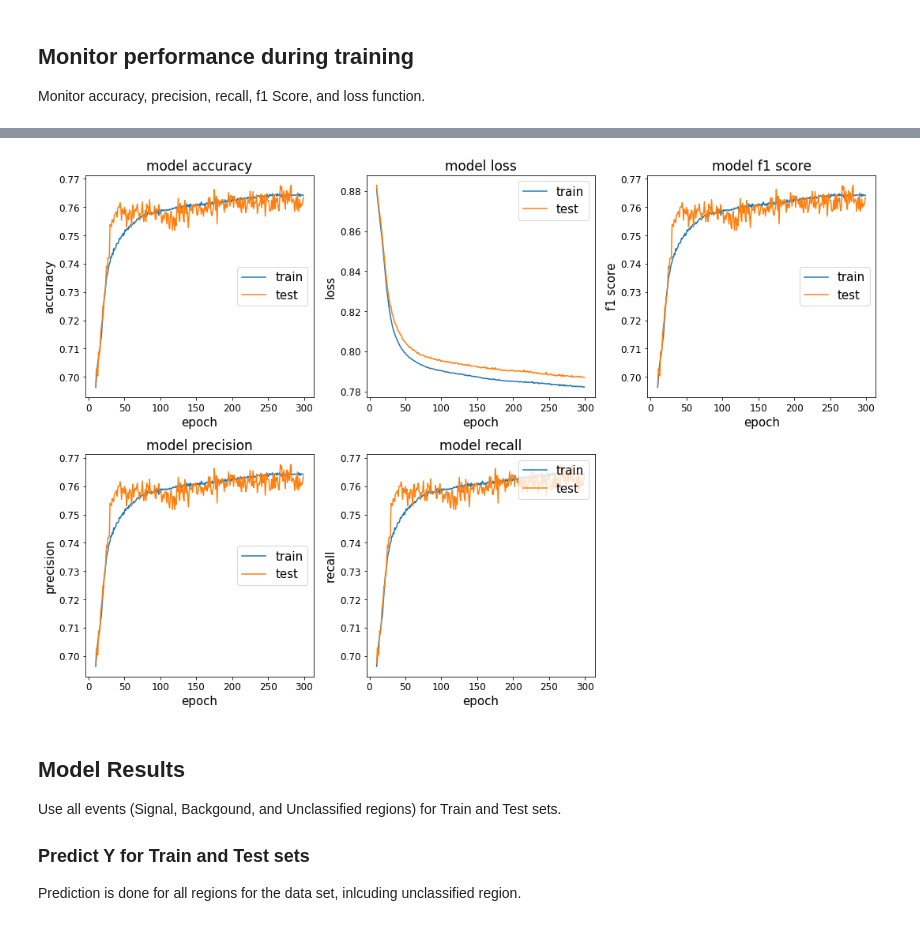
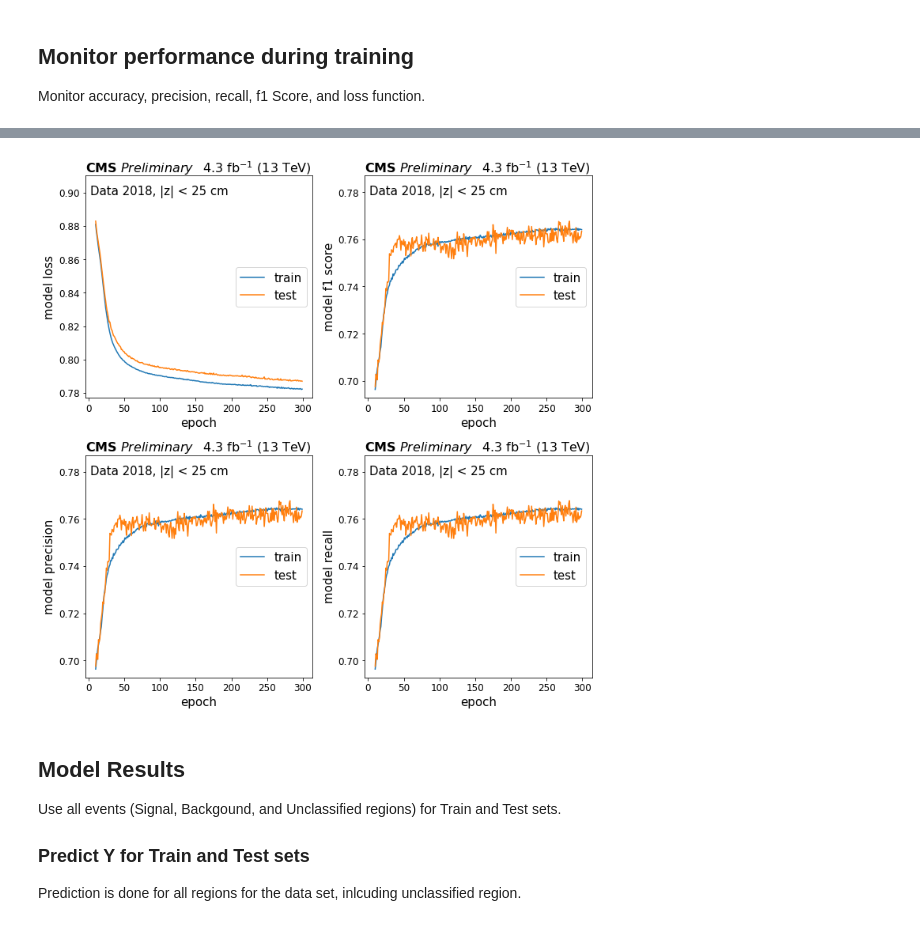
Before and after one commit to kropiv/MLforNI, a Jupyter notebook: NI_ML.ipynb, the cells around one changed output, grey strips where cells are left out. Saved outputs shown, nothing was run; the diff lists cells and outputs as text; code cells hidden in the pictures.

```diff
--- a/NI_ML.ipynb
+++ b/NI_ML.ipynb
@@ -1789,19 +1839,34 @@ if LoadMode == False:
 
 Monitor accuracy, precision, recall, f1 Score, and loss function.
 # %%
-#plt.rcParams.update({'font.size': 15})
-plt.rc('axes', labelsize = 15)
-plt.rc('axes', titlesize= 17)
-plt.rc('font', size=12)
+CMS_state = "Preliminary"
+CMS_size = 16
+
+def historyModel(px, ParName):
+    xpos, ypos = 0.61, 0.82 # under data
+    px.text(0.02,0.9,labelData, size = 15, transform=px.transAxes,
+                verticalalignment='bottom', horizontalalignment='left')
+#     px.text(xpos, ypos,ParName, size = 15, transform=px.transAxes,
+#                 verticalalignment='bottom', horizontalalignment='right')
+    b, t = px.get_ylim()
+#     logger.debug("bottom = " +str(b)+"top = " +str(t))
+    px.set_ylim(top = 0.2 * (t-b)+t)
+    SetCMSlabel(px,CMS_state,CMS_size)
+    px.set_ylabel(ParName)
+    px.set_xlabel('epoch')
+    px.legend(['train', 'test'], loc='center right')
+
+    return
+
 plt.rc('legend', fontsize=15)
 # list all data in history
 # print(history.history.keys())
-print(history_X.keys())
+logger.debug(history_X.keys())
 # summarize history for accuracy
 
 # set epoch range
 par_acc = np.array(history_X['acc'])
-print("shape acc = " + str(par_acc.shape))
+logger.debug("shape acc = " + str(par_acc.shape))
 par_val_acc = np.array(history_X['val_acc'])
 par_loss = np.array(history_X['loss'])
 par_val_loss = np.array(history_X['val_loss'])
@@ -1818,50 +1883,41 @@ xc         = range(nEpoch_min,nEpoch_max)
 
 
 # need to be 2D with shape (2,2) if (2,2) plots
-fig, ((a_acc, a_loss, a_f1), (a_prec, a_recall, a_null)) = plt.subplots(2,3,  figsize=(15,10))
-fig.delaxes(a_null)
-#fig.delaxes(a_f1)
+# fig, ((a_acc, a_loss, a_f1), (a_prec, a_recall, a_null)) = plt.subplots(2,3,  figsize=(15,10))
+# fig.delaxes(a_null)
+fig, ((a_loss, a_f1), (a_prec, a_recall)) = plt.subplots(2,2,  figsize=(10,10))
 
-# plt.plot(history.history['acc'])
-# plt.plot(history.history['val_acc'])
-a_acc.plot(xc,par_acc[nEpoch_min:nEpoch_max])
-a_acc.plot(xc,par_val_acc[nEpoch_min:nEpoch_max])
-a_acc.set_title('model accuracy')
-a_acc.set_ylabel('accuracy')
-a_acc.set_xlabel('epoch')
-a_acc.legend(['train', 'test'], loc='center right')
-#a_acc.set_xlim(nEpoch_min,nEpoch_max)
+# a_acc.plot(xc,par_acc[nEpoch_min:nEpoch_max])
+# a_acc.plot(xc,par_val_acc[nEpoch_min:nEpoch_max])
+# a_acc.set_title('model accuracy')
+# a_acc.set_ylabel('accuracy')
+# a_acc.set_xlabel('epoch')
+# a_acc.legend(['train', 'test'], loc='center right')
+
+
 
 # summarize history for loss
-# plt.plot(history.history['loss'])
-# plt.plot(history.history['val_loss'])
 a_loss.plot(xc,par_loss[nEpoch_min:nEpoch_max])
 a_loss.plot(xc,par_val_loss[nEpoch_min:nEpoch_max])
-a_loss.set_title('model loss')
-a_loss.set_ylabel('loss')
-a_loss.set_xlabel('epoch')
-a_loss.legend(['train', 'test'], loc='upper right')
+# a_loss.set_title('model loss')
+
+historyModel(a_loss, 'model loss')
+
 
 a_f1.plot(xc,par_f1_score[nEpoch_min:nEpoch_max])
 a_f1.plot(xc,par_val_f1_score[nEpoch_min:nEpoch_max])
-a_f1.set_title('model f1 score')
-a_f1.set_ylabel('f1 score')
-a_f1.set_xlabel('epoch')
-a_f1.legend(['train', 'test'], loc='center right')
+# a_f1.set_title('model f1 score')
+historyModel(a_f1, 'model f1 score')
 
 a_prec.plot(xc,par_precision[nEpoch_min:nEpoch_max])
 a_prec.plot(xc,par_val_precision[nEpoch_min:nEpoch_max])
-a_prec.set_title('model precision')
-a_prec.set_ylabel('precision')
-a_prec.set_xlabel('epoch')
-a_prec.legend(['train', 'test'], loc='center right')
+# a_prec.set_title('model precision')
+historyModel(a_prec, 'model precision')
 
 a_recall.plot(xc,par_recall[nEpoch_min:nEpoch_max])
 a_recall.plot(xc,par_val_recall[nEpoch_min:nEpoch_max])
-a_recall.set_title('model recall')
-a_recall.set_ylabel('recall')
-a_recall.set_xlabel('epoch')
-a_recall.legend(['train', 'test'], loc='upper right')
+# a_recall.set_title('model recall')
+historyModel(a_recall, 'model recall')
 
 fig.tight_layout()
 #fig.tight_layout(pad=1.0)
@@ -1873,4 +1929,4 @@ shape acc = (300,)
-[figure, old version]
+[figure, new version]
 # %% [markdown]
 ## Model Results <a class="anchor" id="ModelResults"></a>
 Use all events (Signal, Backgound, and Unclassified regions) for Train and Test sets.
```
Also changed, not shown: parts of 15 cells of this notebook.
